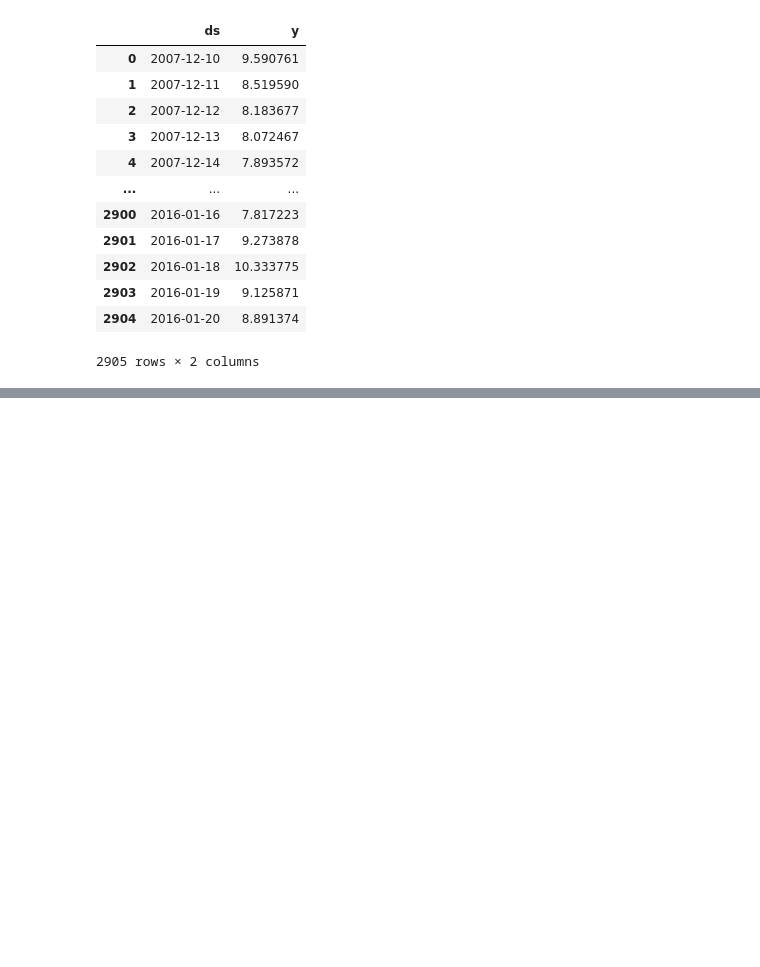
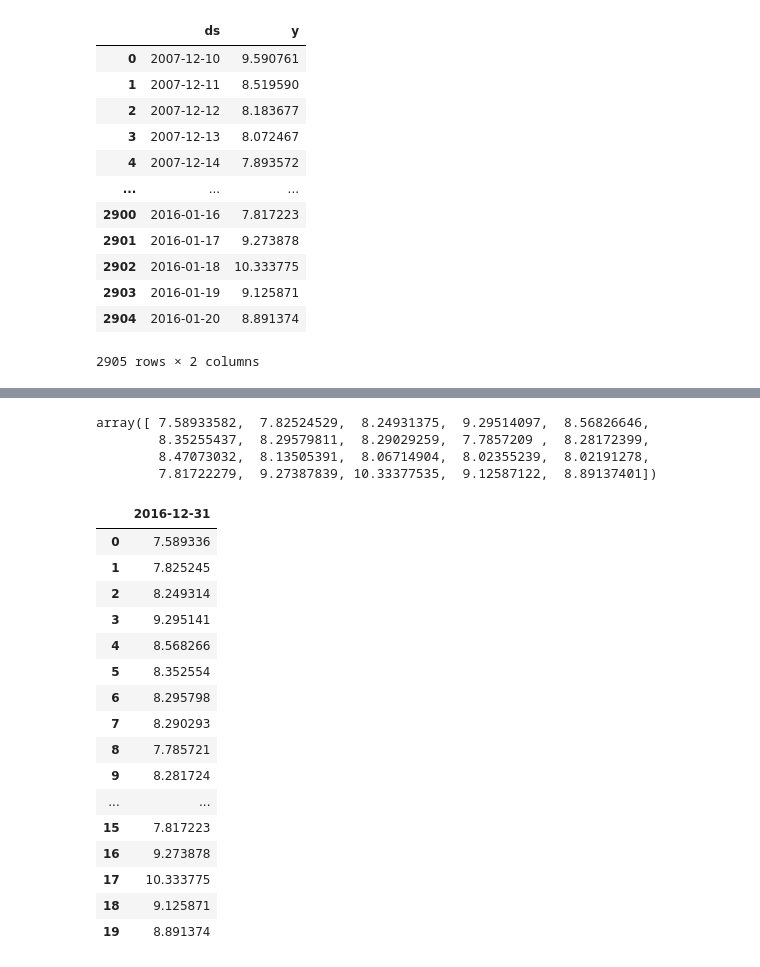
Before and after one commit to xiu-shi/DA_L7, a Jupyter notebook: L7_term2/visualization/wk6_fb_time.ipynb, the cells around one changed output, grey strips where cells are left out. Drawn from its saved outputs; the diff is of its cells as text; code cells hidden in the pictures; blank space fills up the shorter version.

```diff
--- a/L7_term2/visualization/wk6_fb_time.ipynb
+++ b/L7_term2/visualization/wk6_fb_time.ipynb
@@ -23,0 +106,30 @@ dataset
+# %%
+group.get_group(key)["y"].values
+# %% [output]
+array([ 7.58933582,  7.82524529,  8.24931375,  9.29514097,  8.56826646,
+        8.35255437,  8.29579811,  8.29029259,  7.7857209 ,  8.28172399,
+        8.47073032,  8.13505391,  8.06714904,  8.02355239,  8.02191278,
+        7.81722279,  9.27387839, 10.33377535,  9.12587122,  8.89137401])
+# %%
+y=pd.DataFrame()
+for i in keys:
+    y[key]=group.get_group(key)["y"].values
+y
+# %% [output]
+|  | 2016-12-31 |
+| 0 | 7.589336 |
+| 1 | 7.825245 |
+| 2 | 8.249314 |
+| 3 | 9.295141 |
+| 4 | 8.568266 |
+| 5 | 8.352554 |
+| 6 | 8.295798 |
+| 7 | 8.290293 |
+| 8 | 7.785721 |
+| 9 | 8.281724 |
+| ... | ... |
+| 15 | 7.817223 |
+| 16 | 9.273878 |
+| 17 | 10.333775 |
+| 18 | 9.125871 |
+| 19 | 8.891374 |
```
Also changed, not shown: parts of 11 cells of this notebook.
